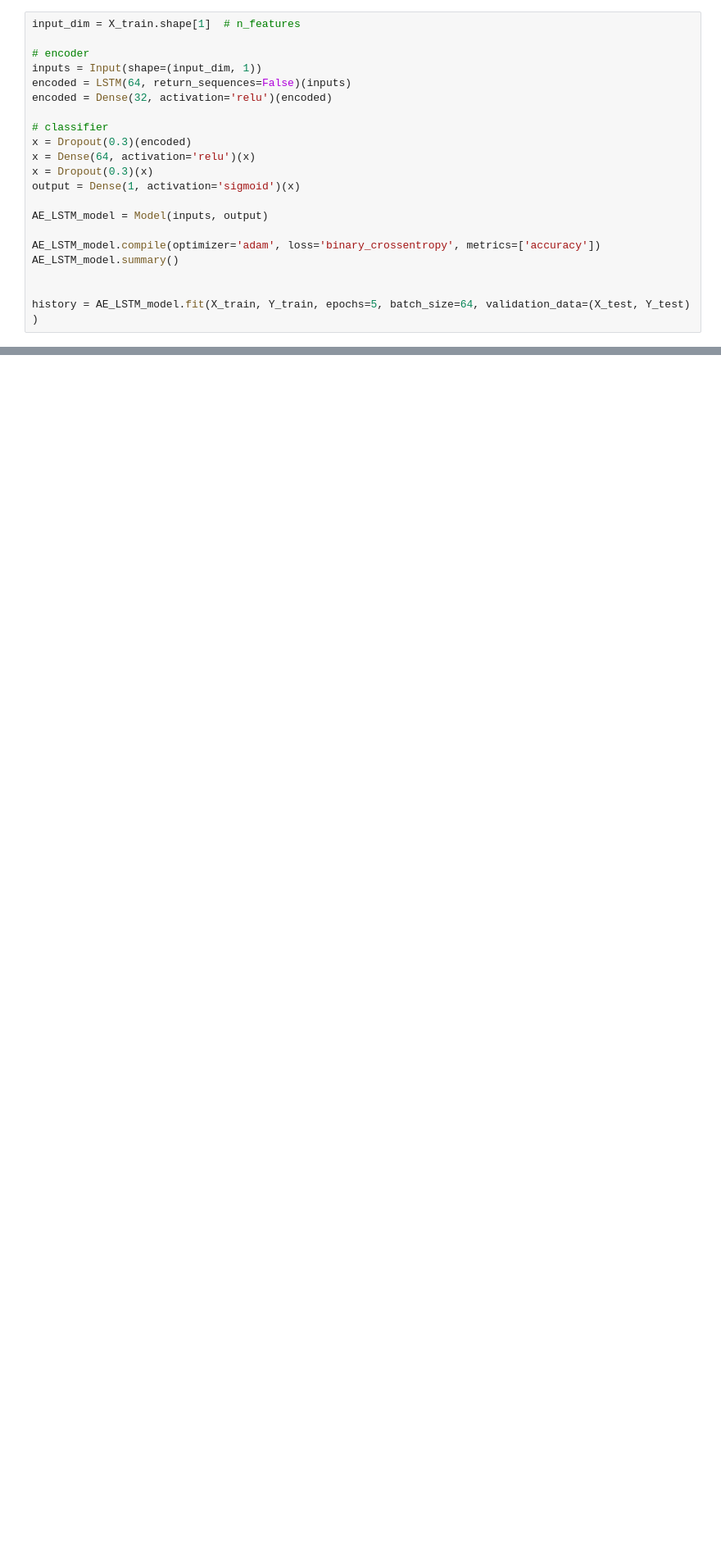
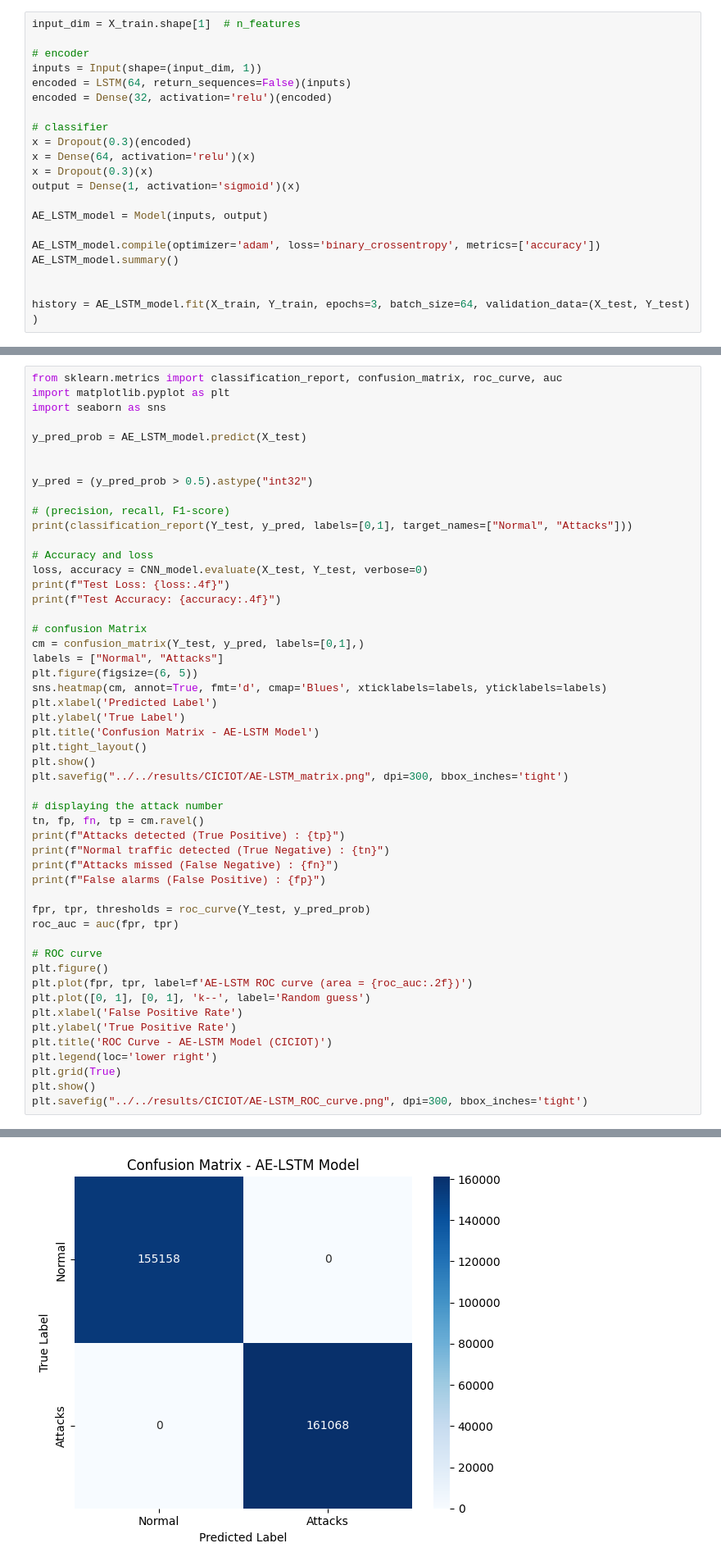
Before and after one commit to WaltZOO/DL-Attacks_SDN-IoT, a Jupyter notebook: notebooks/model_training/CICIOT2023_model.ipynb, the cells around one changed output, grey strips where cells are left out. Shown at 82% size. Cells and saved outputs as stored; diff of their text form; blank space fills up the shorter version.

```diff
--- a/notebooks/model_training/CICIOT2023_model.ipynb
+++ b/notebooks/model_training/CICIOT2023_model.ipynb
@@ -108,7 +107,7 @@ AE_LSTM_model.compile(optimizer='adam', loss='binary_crossentropy', metrics=['ac
 AE_LSTM_model.summary()
 
 
-history = AE_LSTM_model.fit(X_train, Y_train, epochs=5, batch_size=64, validation_data=(X_test, Y_test)
+history = AE_LSTM_model.fit(X_train, Y_train, epochs=3, batch_size=64, validation_data=(X_test, Y_test)
 )
 # %% [output]
 Model: "model"
@@ -190,0 +302,52 @@ False alarms (False Positive) : 0
+# %%
+from sklearn.metrics import classification_report, confusion_matrix, roc_curve, auc
+import matplotlib.pyplot as plt
+import seaborn as sns
+
+y_pred_prob = AE_LSTM_model.predict(X_test)
+
+
+y_pred = (y_pred_prob > 0.5).astype("int32")
+
+# (precision, recall, F1-score)
+print(classification_report(Y_test, y_pred, labels=[0,1], target_names=["Normal", "Attacks"]))
+
+# Accuracy and loss
+loss, accuracy = CNN_model.evaluate(X_test, Y_test, verbose=0)
+print(f"Test Loss: {loss:.4f}")
+print(f"Test Accuracy: {accuracy:.4f}")
+
+# confusion Matrix
+cm = confusion_matrix(Y_test, y_pred, labels=[0,1],)
+labels = ["Normal", "Attacks"]
+plt.figure(figsize=(6, 5))
+sns.heatmap(cm, annot=True, fmt='d', cmap='Blues', xticklabels=labels, yticklabels=labels)
+plt.xlabel('Predicted Label')
+plt.ylabel('True Label')
+plt.title('Confusion Matrix - AE-LSTM Model')
+plt.tight_layout()
+plt.show()
+plt.savefig("../../results/CICIOT/AE-LSTM_matrix.png", dpi=300, bbox_inches='tight')
+
+# displaying the attack number
+tn, fp, fn, tp = cm.ravel()
+print(f"Attacks detected (True Positive) : {tp}")
+print(f"Normal traffic detected (True Negative) : {tn}")
+print(f"Attacks missed (False Negative) : {fn}")
+print(f"False alarms (False Positive) : {fp}")
+
+fpr, tpr, thresholds = roc_curve(Y_test, y_pred_prob)
+roc_auc = auc(fpr, tpr)
+
+# ROC curve
+plt.figure()
+plt.plot(fpr, tpr, label=f'AE-LSTM ROC curve (area = {roc_auc:.2f})')
+plt.plot([0, 1], [0, 1], 'k--', label='Random guess')
+plt.xlabel('False Positive Rate')
+plt.ylabel('True Positive Rate')
+plt.title('ROC Curve - AE-LSTM Model (CICIOT)')
+plt.legend(loc='lower right')
+plt.grid(True)
+plt.show()
+plt.savefig("../../results/CICIOT/AE-LSTM_ROC_curve.png", dpi=300, bbox_inches='tight')
+# %% [output]
@@ -190,0 +366 @@ False alarms (False Positive) : 0
+[figure, added]
```
Also changed, not shown: parts of 13 cells of this notebook, 25 other files.
